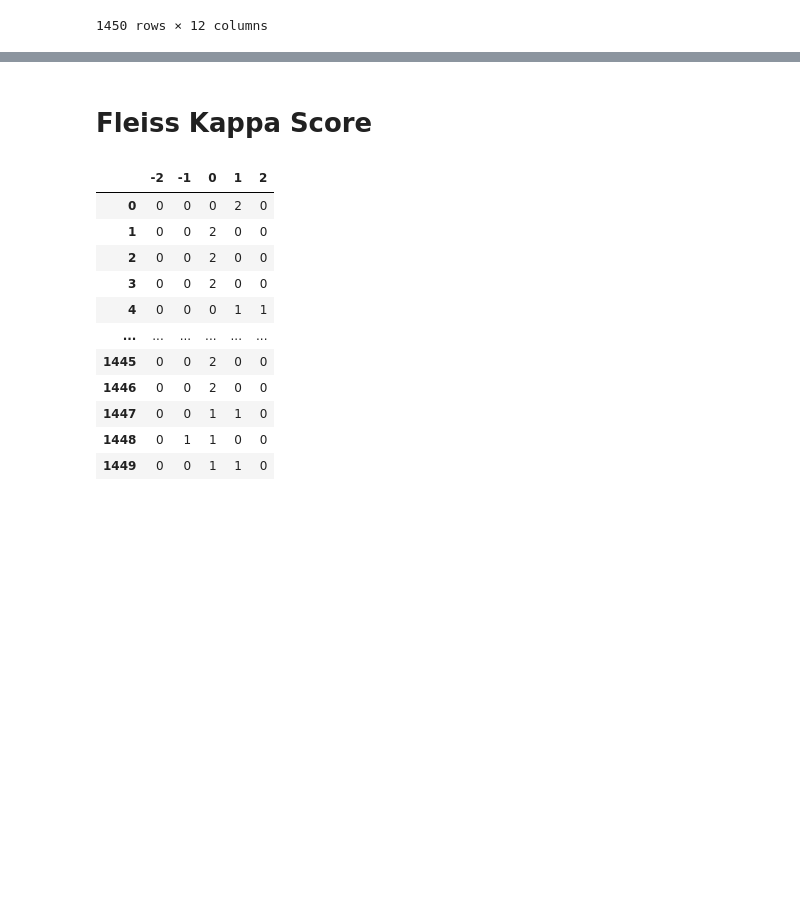
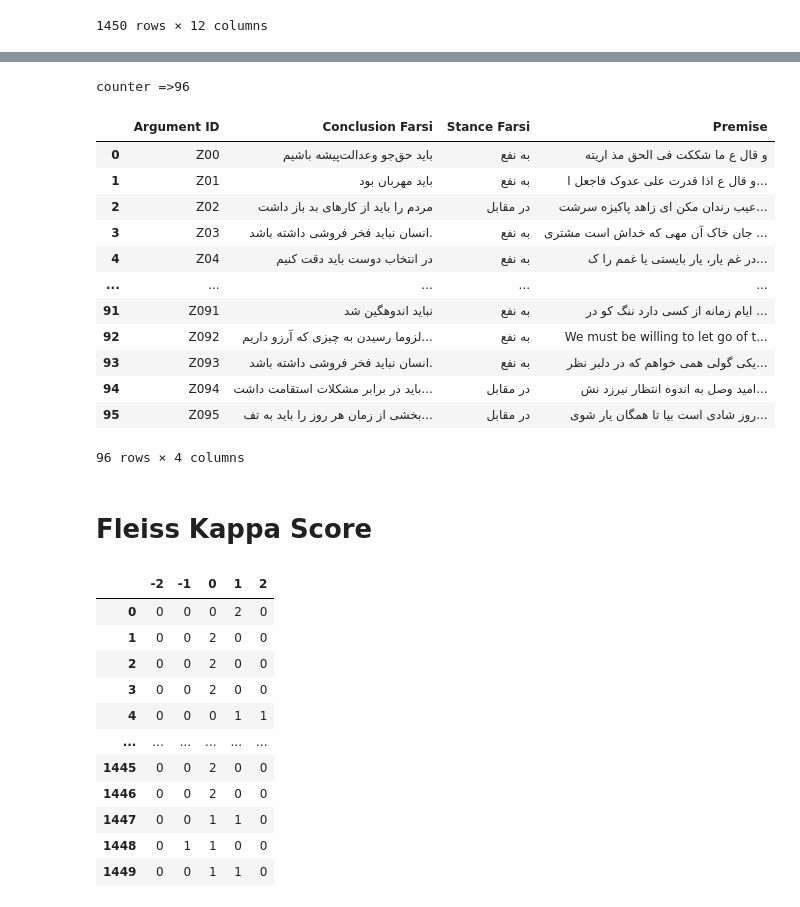
Before and after one commit to Mohamadrezakamali/text-enrich, a Jupyter notebook: Aggregate_Data&evaluation.ipynb, the cells around one changed output, grey strips where cells are left out. Cells and saved outputs as stored; diff of their text form; code cells hidden in the pictures; blank space fills up the shorter version.

```diff
--- a/Aggregate_Tagged_Data.ipynb
+++ b/Aggregate_Data&evaluation.ipynb
@@ -360,0 +404,38 @@ pd.DataFrame(finall_output).to_csv("/content/all_pair_all_tagged.csv")
+# %%
+columns = ["Argument ID","Conclusion Farsi","Stance Farsi","Premise"]
+hvd2 = pd.DataFrame([], columns=columns)
+counter = 0
+for i in range(len(finall_output)):
+  if(int(finall_output.iloc[i]["2"]) == 2 or (int(finall_output.iloc[i]["2"])==1 and int(finall_output.iloc[i]["1"])==1) ):
+    # print(finall_output.iloc[i]["input_text"])
+    # print("به نفع")
+    # print(finall_output.iloc[i]["output_text"])
+    # print("_"*100)
+    hvd2 = hvd2.append({'Argument ID':("Z0" + str(counter)) ,'Conclusion Farsi':finall_output.iloc[i]["input_text"],'Stance Farsi':str('به نفع'),'Premise':finall_output.iloc[i]["output_text"]}, ignore_index = True)
+    counter += 1
+  elif(int(finall_output.iloc[i]["-2"]) == 2 or (int(finall_output.iloc[i]["-2"])==1 and int(finall_output.iloc[i]["-1"])==1)):
+    # print(finall_output.iloc[i]["input_text"])
+    # print("در مقابل")
+    # print(finall_output.iloc[i]["output_text"])
+    # print("_"*100)
+    hvd2 = hvd2.append({'Argument ID':("Z0" + str(counter)) ,'Conclusion Farsi':finall_output.iloc[i]["input_text"],'Stance Farsi':str('در مقابل'),'Premise':finall_output.iloc[i]["output_text"]}, ignore_index = True)
+    counter += 1
+print("counter =>" + str(counter))
+# %% [output]
+counter =>96
+# %%
+hvd2
+# %% [output]
+|  | Argument ID | Conclusion Farsi | Stance Farsi | Premise |
+| 0 | Z00 | باید حق‌جو وعدالت‌پیشه باشیم | به نفع | و قال ع ما شککت فی الحق مذ اریته |
+| 1 | Z01 | باید مهربان بود | به نفع | و قال ع اذا قدرت علی عدوک فاجعل ا... |
+| 2 | Z02 | مردم را باید از کارهای بد باز داشت | در مقابل | عیب رندان مکن ای زاهد پاکیزه سرشت... |
+| 3 | Z03 | انسان نباید فخر فروشی داشته باشد. | به نفع | جان خاک آن مهی که خداش است مشتری ... |
+| 4 | Z04 | در انتخاب دوست باید دقت کنیم | به نفع | در غم یار، یار بایستی یا غمم را ک... |
+| ... | ... | ... | ... | ... |
+| 91 | Z091 | نباید اندوهگین شد | به نفع | ایام زمانه از کسی دارد ننگ کو در ... |
+| 92 | Z092 | لزوما رسیدن به چیزی که آرزو داریم... | به نفع | We must be willing to let go of t... |
+| 93 | Z093 | انسان نباید فخر فروشی داشته باشد. | به نفع | یکی گولی همی خواهم که در دلبر نظر... |
+| 94 | Z094 | باید در برابر مشکلات استقامت داشت... | در مقابل | امید وصل به اندوه انتظار نیرزد نش... |
+| 95 | Z095 | بخشی از زمان هر روز را باید به تف... | در مقابل | روز شادی است بیا تا همگان یار شوی... |
+96 rows × 4 columns
```
Also changed, not shown: parts of 34 cells of this notebook, 2 other files.
